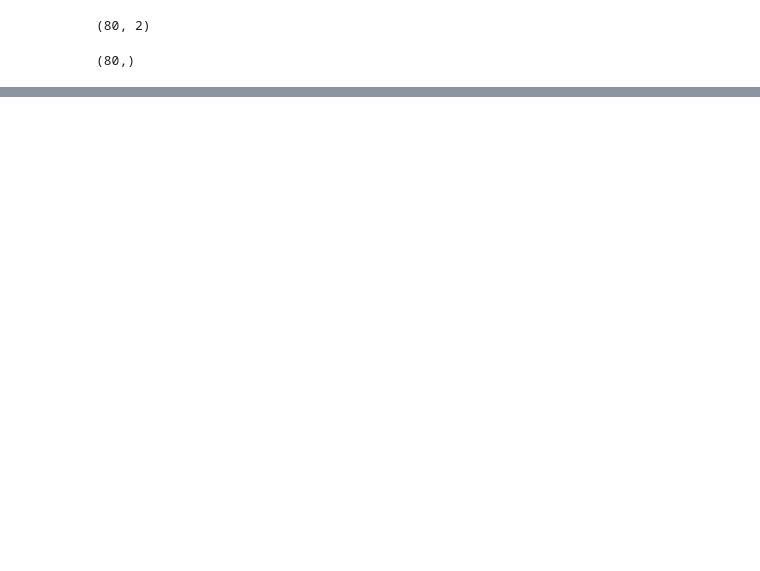
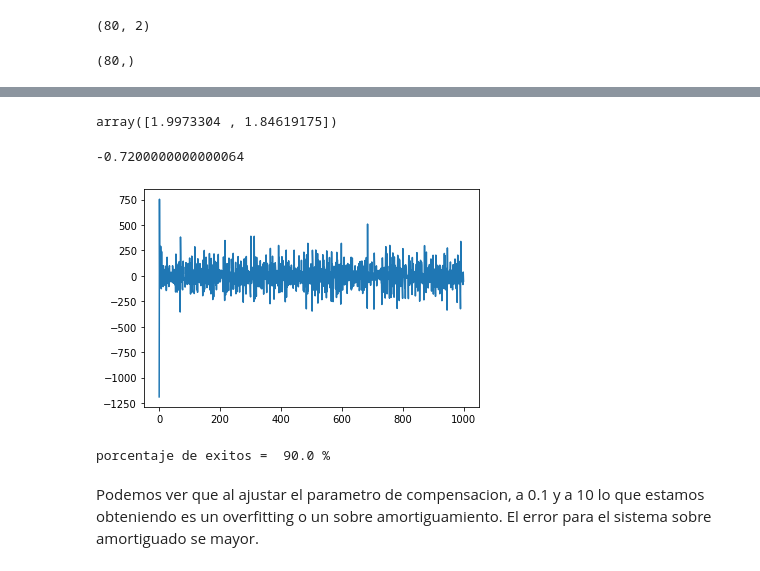
Before and after one commit to ivmtorres/AM-IA2021, a Jupyter notebook: TP2.ipynb, the cells around one changed output, grey strips where cells are left out. Cells and saved outputs as stored; diff of their text form; code cells hidden in the pictures; blank space fills up the shorter version.

```diff
--- a/TP2.ipynb
+++ b/TP2.ipynb
@@ -348,0 +494,31 @@ array([0.48684298])
+# %%
+#doy valores iniciales a w y b
+w_0 = np.array([-2, -3])
+b_0 = 12
+
+w_b_0 = (w_0, b_0)
+# %%
+#tam;o de batch
+batch = 100
+#valor de C
+C = 10
+# %%
+#leemos el archivo de train
+data_train=pd.read_csv('/content/train.csv', usecols=['V1','V2','label'])
+# %%
+w,b,deltas_J = stochastic_subgrad_descent(data_train, w_b_0, batch, C, 1000,epsilon=0.01)
+# %%
+w
+# %% [output]
+array([1.9973304 , 1.84619175])
+# %%
+b
+# %% [output]
+-0.7200000000000064
+# %%
+#grafico los delta J para ver como se va reduciendo la funcion de costo.
+import matplotlib.pyplot as plt
+plt.plot(deltas_J) # plotting by columns
+plt.show()
+# %% [output]
+[figure, added]
@@ -348,0 +541,7 @@ array([0.48684298])
+# %%
+#muestro el porcentaje de aciertos para el SVM estocastico
+print("porcentaje de exitos = ",porcentaje_aciertos_testing_SVM,"%")
+# %% [output]
+porcentaje de exitos =  90.0 %
+# %% [markdown]
+Podemos ver que al ajustar el parametro de compensacion, a 0.1 y a 10 lo que estamos obteniendo es un overfitting o un sobre amortiguamiento. El error para el sistema sobre amortiguado se mayor.
```
Also changed, not shown: parts of 52 cells of this notebook.
